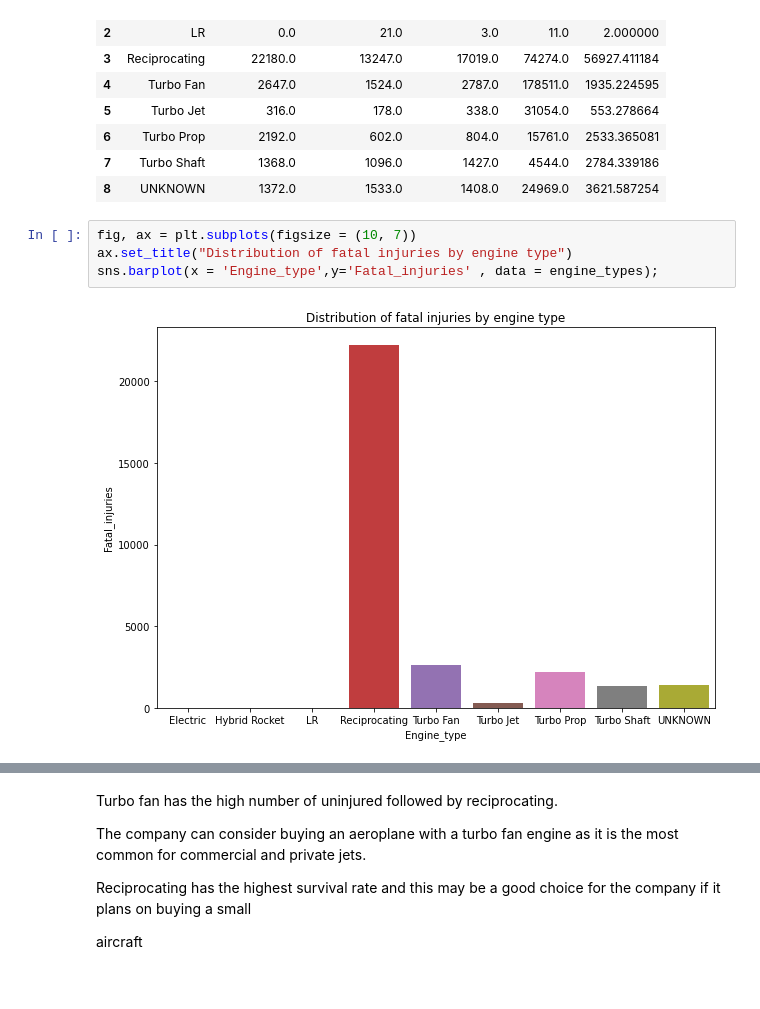
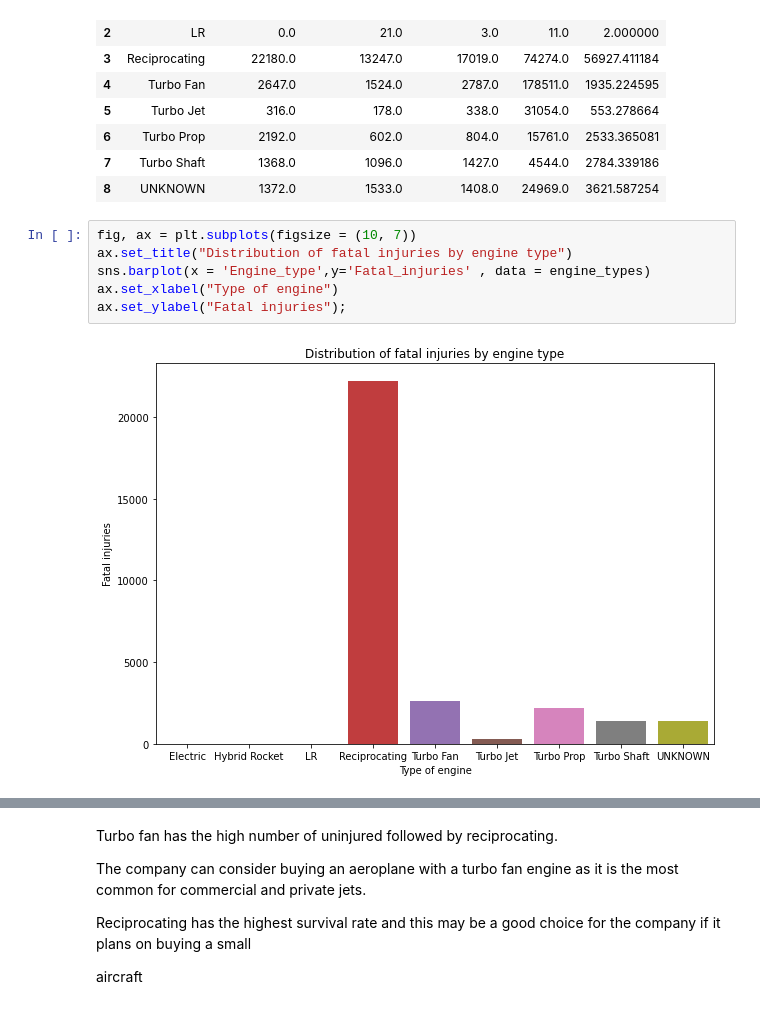
Before and after one commit to MosesMusyoki/dsc-phase_1_project, a Jupyter notebook: student.ipynb, the cells around one changed output, grey strips where cells are left out. Drawn from its saved outputs; the diff is of its cells as text.

```diff
--- a/student.ipynb
+++ b/student.ipynb
@@ -561,9 +567,11 @@ engine_types
 # %%
 fig, ax = plt.subplots(figsize = (10, 7))
 ax.set_title("Distribution of fatal injuries by engine type")
-sns.barplot(x = 'Engine_type',y='Fatal_injuries' , data = engine_types);
+sns.barplot(x = 'Engine_type',y='Fatal_injuries' , data = engine_types)
+ax.set_xlabel("Type of engine")
+ax.set_ylabel("Fatal injuries");
 # %% [output]
-[figure, old version]
+[figure, new version]
 # %%
 fig, ax = plt.subplots(figsize = (10, 7))
 ax.set_title("Distribution of uninjured by engine type")
```
Also changed, not shown: parts of 13 cells of this notebook.
